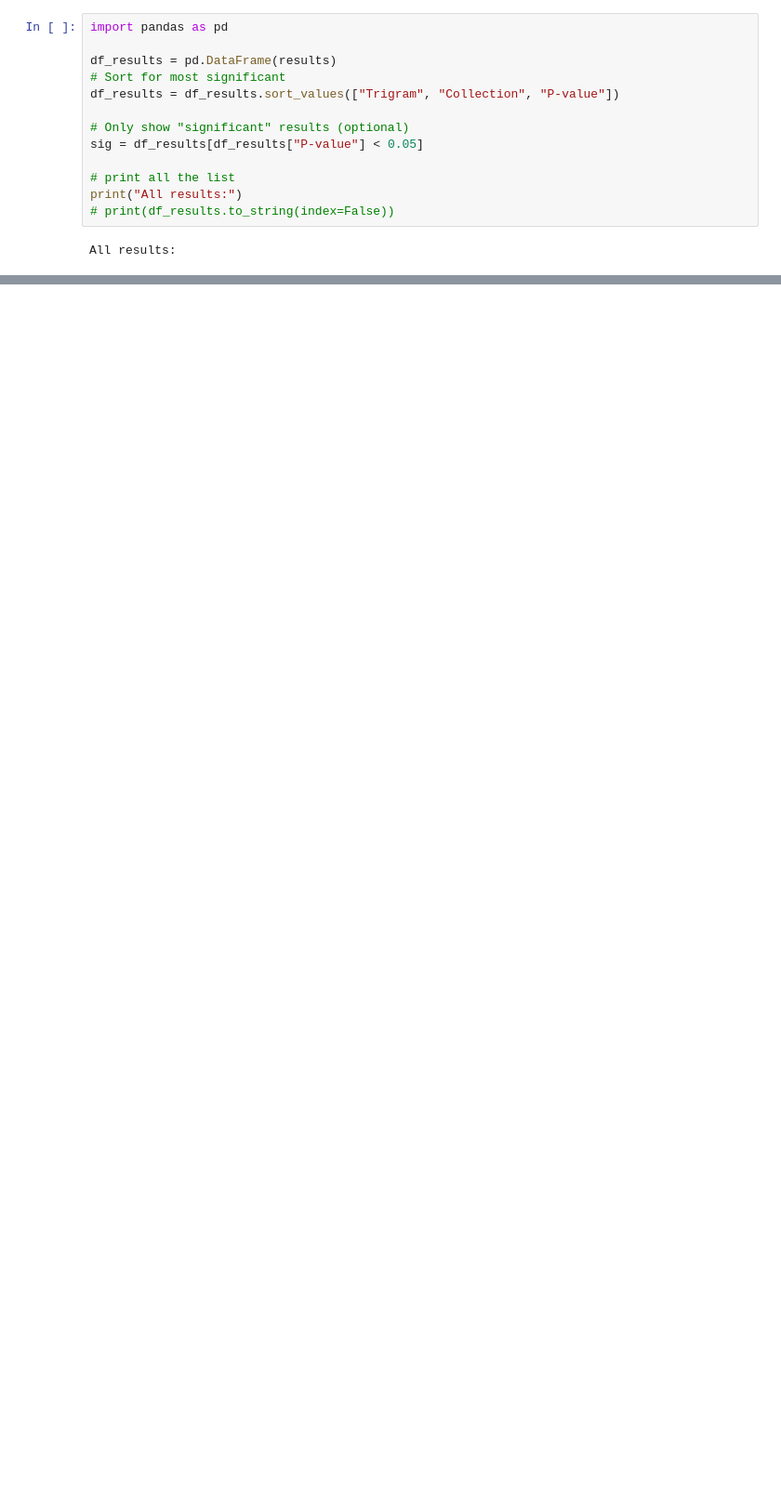
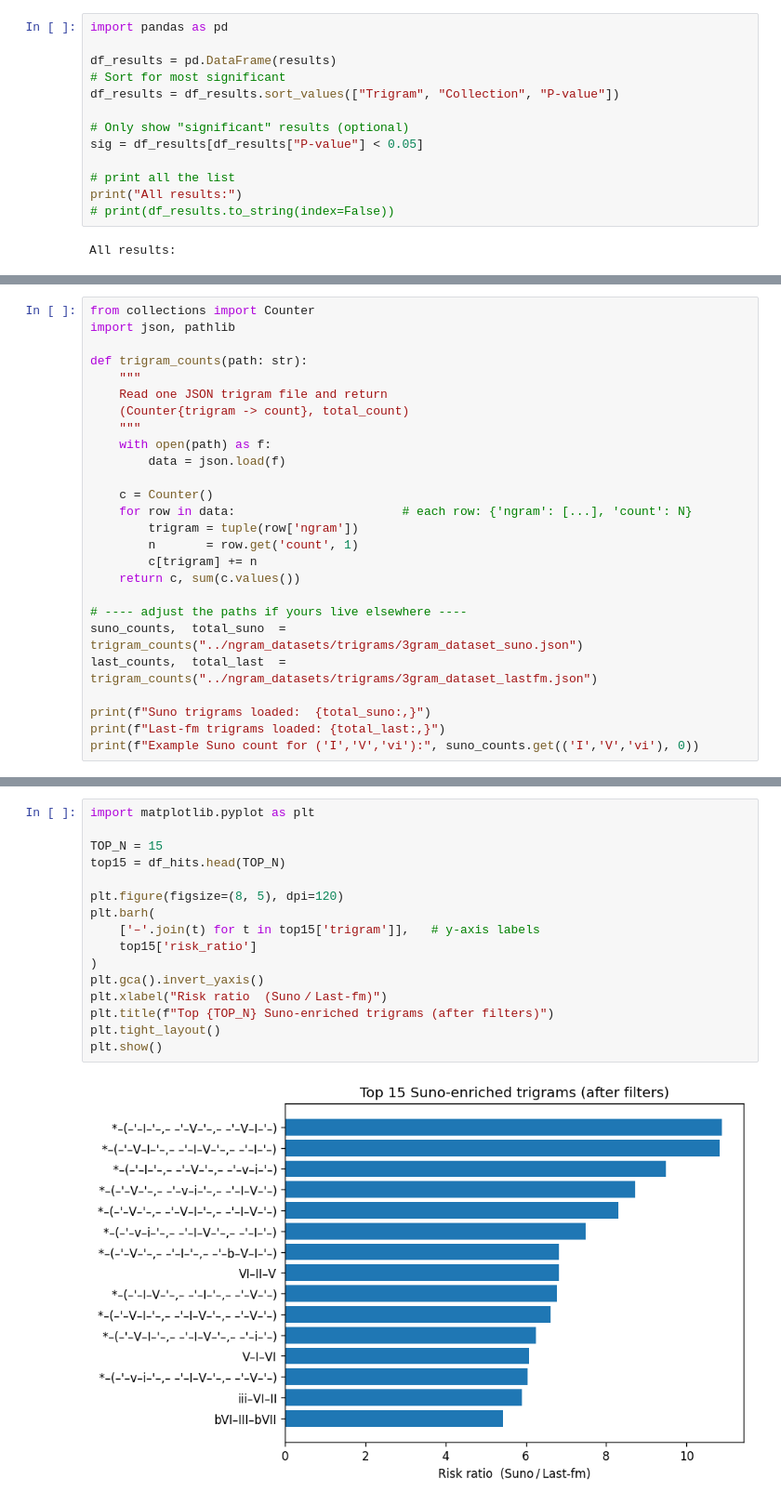
Before and after one commit to Dazzid/Aimir_Structure, a Jupyter notebook: src/trigram_analysis.ipynb, the cells around one changed output, grey strips where cells are left out. Shown at 93% size. Cells and saved outputs as stored; diff of their text form; blank space fills up the shorter version.

```diff
--- a/src/trigram_analysis.ipynb
+++ b/src/trigram_analysis.ipynb
@@ -912,0 +916,26 @@ ii-V-I: Suno/Lastfm ratio: 2.33 (p=0), Suno/Udio ratio: 1.76 (p=1.4e-186)
+# %%
+from collections import Counter
+import json, pathlib
+
+def trigram_counts(path: str):
+    """
+    Read one JSON trigram file and return
+    (Counter{trigram -> count}, total_count)
+    """
+    with open(path) as f:
+        data = json.load(f)
+
+    c = Counter()
+    for row in data:                       # each row: {'ngram': [...], 'count': N}
+        trigram = tuple(row['ngram'])
+        n       = row.get('count', 1)
+        c[trigram] += n
+    return c, sum(c.values())
+
+# ---- adjust the paths if yours live elsewhere ----
+suno_counts,  total_suno  = trigram_counts("../ngram_datasets/trigrams/3gram_dataset_suno.json")
+last_counts,  total_last  = trigram_counts("../ngram_datasets/trigrams/3gram_dataset_lastfm.json")
+
+print(f"Suno trigrams loaded:  {total_suno:,}")
+print(f"Last‑fm trigrams loaded: {total_last:,}")
+print(f"Example Suno count for ('I','V','vi'):", suno_counts.get(('I','V','vi'), 0))
@@ -912,0 +1182,18 @@ ii-V-I: Suno/Lastfm ratio: 2.33 (p=0), Suno/Udio ratio: 1.76 (p=1.4e-186)
+# %%
+import matplotlib.pyplot as plt
+
+TOP_N = 15
+top15 = df_hits.head(TOP_N)
+
+plt.figure(figsize=(8, 5), dpi=120)
+plt.barh(
+    ['–'.join(t) for t in top15['trigram']],   # y‑axis labels
+    top15['risk_ratio']
+)
+plt.gca().invert_yaxis()
+plt.xlabel("Risk ratio  (Suno / Last‑fm)")
+plt.title(f"Top {TOP_N} Suno‑enriched trigrams (after filters)")
+plt.tight_layout()
+plt.show()
+# %% [output]
+[figure, added]
```
Also changed, not shown: parts of 16 cells of this notebook, 3 other files.
